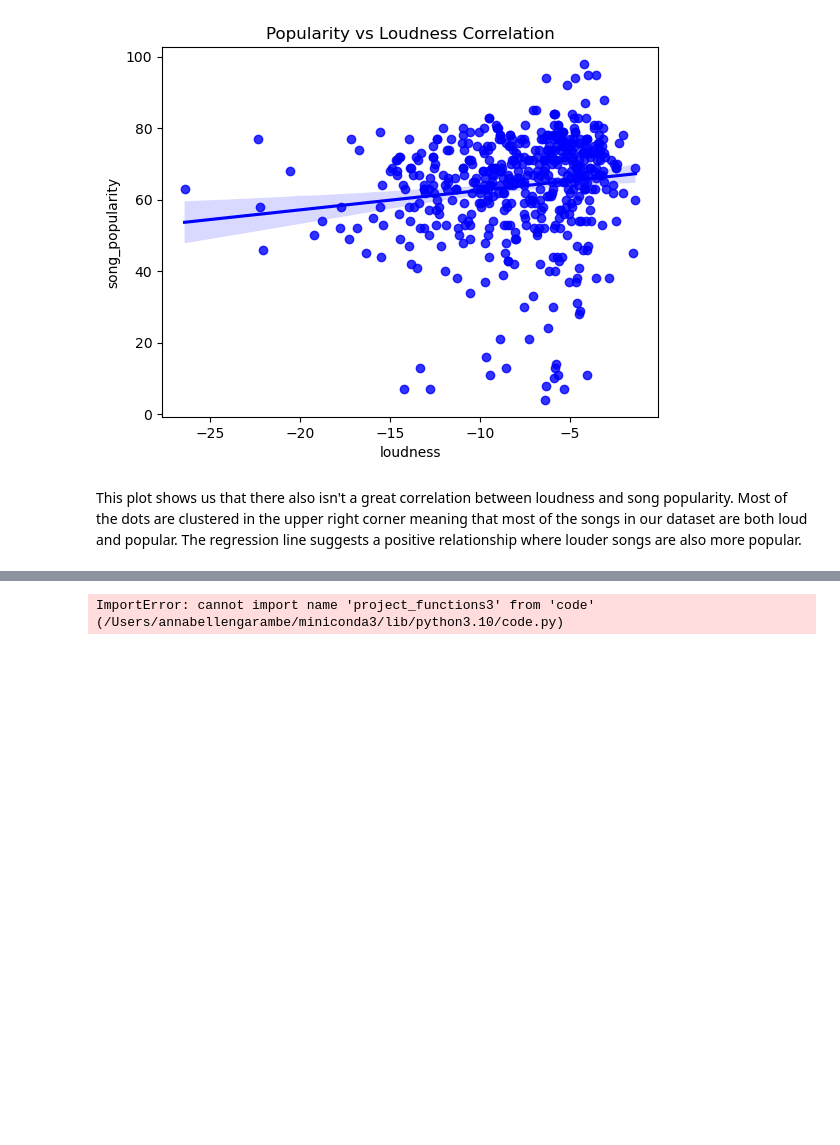
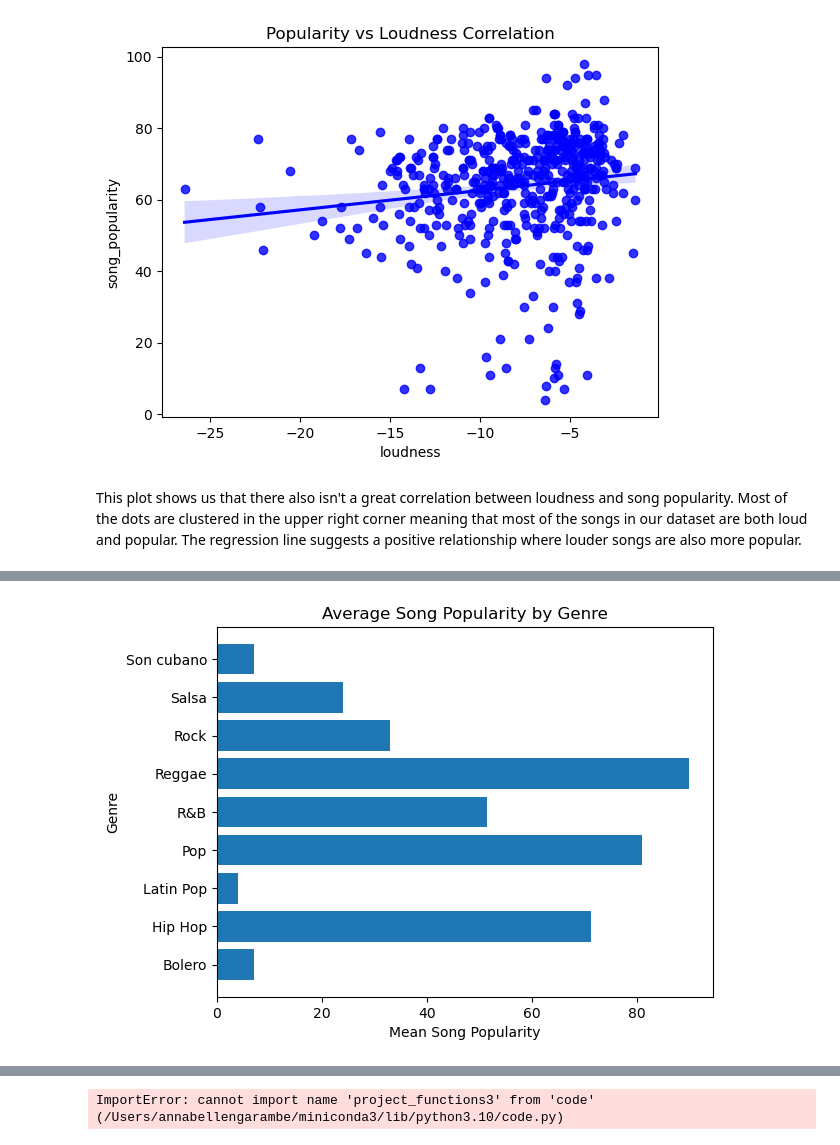
Before and after one commit to ubco-W2022T2-data301/project-group-group48, a Jupyter notebook: analysis/analysis3.ipynb, the cells around one changed output, grey strips where cells are left out. Saved outputs shown, nothing was run; the diff lists cells and outputs as text; code cells hidden in the pictures; blank space fills up the shorter version.

```diff
--- a/analysis/analysis3.ipynb
+++ b/analysis/analysis3.ipynb
@@ -230,0 +344,3 @@ This plot shows  us that there also isn't a great correlation between loudness a
+# %%
+concatenated_df = pd.concat([songdata_top, songdata_bottom], ignore_index=True)
+concatenated_df
@@ -230,0 +365,11 @@ This plot shows  us that there also isn't a great correlation between loudness a
+# %%
+grouped = concatenated_df.groupby('genre')['song_popularity'].mean()
+plt.barh(grouped.index, grouped.values)
+
+plt.xlabel('Mean Song Popularity')
+plt.ylabel('Genre')
+plt.title('Average Song Popularity by Genre')
+
+plt.show()
+# %% [output]
+[figure, added]
```
Also changed, not shown: parts of 50 cells of this notebook, 5 other files.
